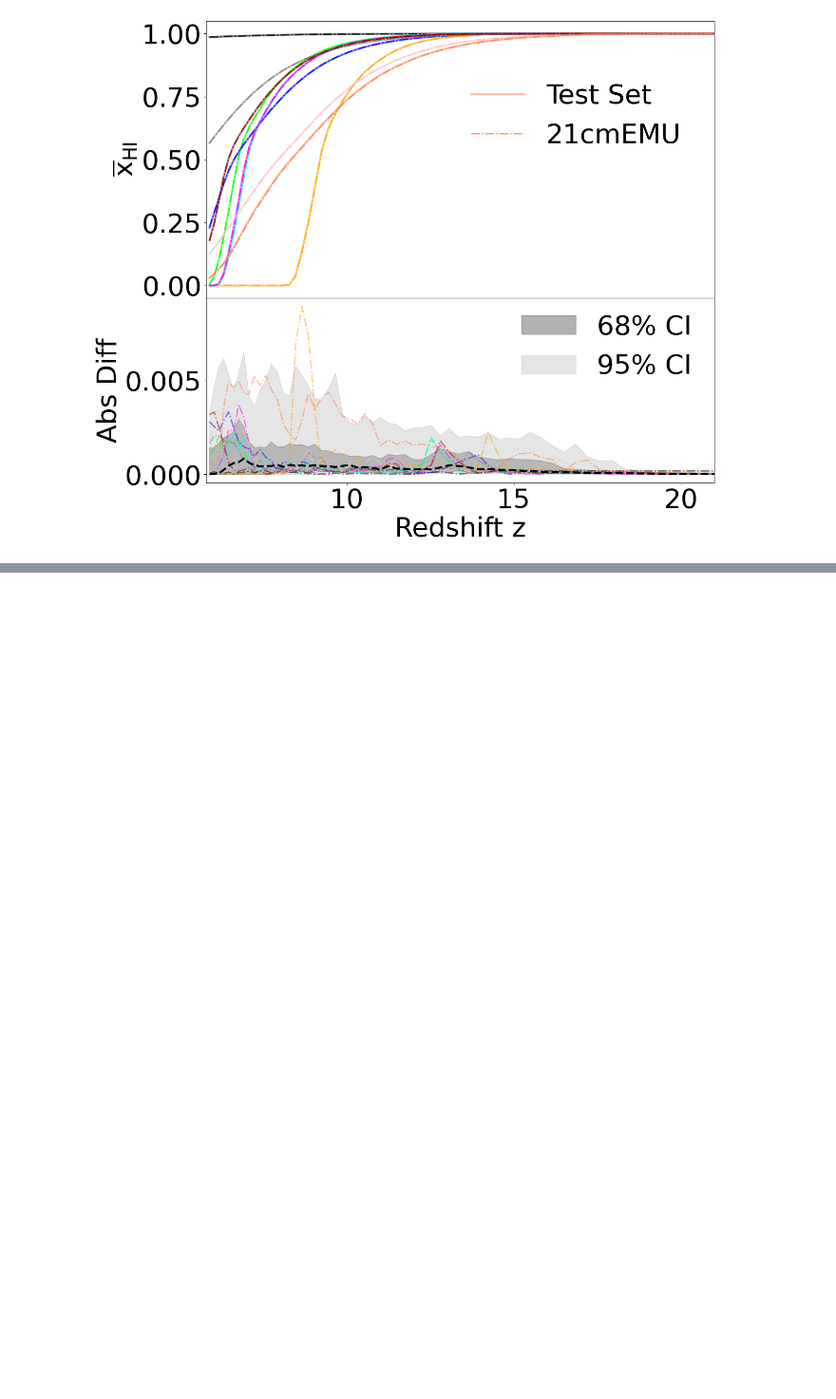
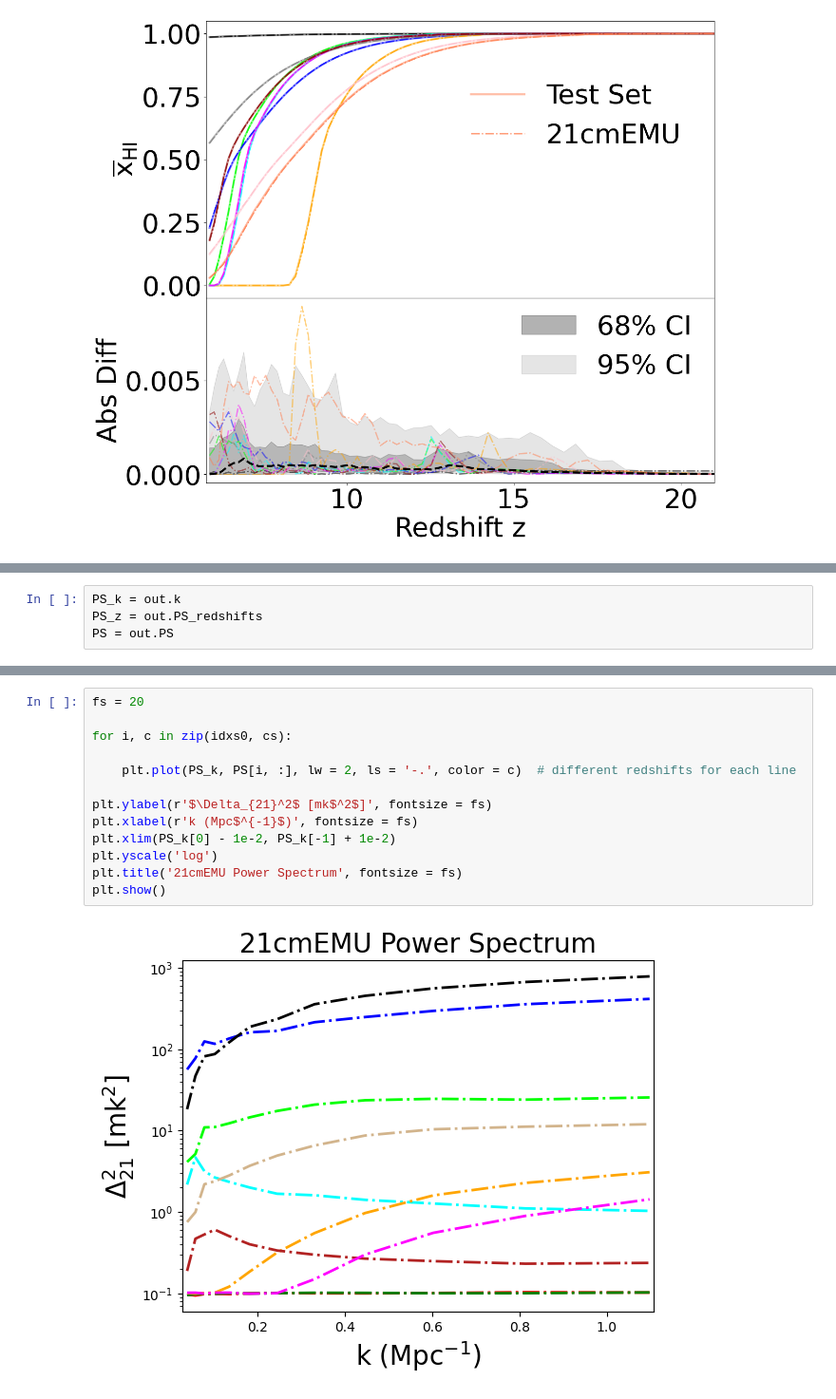
Before and after one commit to Rillard2001/RealMSc, a Jupyter notebook: Tutorials/21cmEMU/21cmEMU_test.ipynb, the cells around one changed output, grey strips where cells are left out. Shown at 95% size. Drawn from its saved outputs; the diff is of its cells as text; blank space fills up the shorter version.

```diff
--- a/Tutorials/21cmEMU/21cmEMU_test.ipynb
+++ b/Tutorials/21cmEMU/21cmEMU_test.ipynb
@@ -94,0 +149,4 @@ IndexError: too many indices for array: array is 1-dimensional, but 2 were index
+# %%
+PS_k = out.k
+PS_z = out.PS_redshifts
+PS = out.PS
@@ -94,0 +163,15 @@ IndexError: too many indices for array: array is 1-dimensional, but 2 were index
+# %%
+fs = 20
+
+for i, c in zip(idxs0, cs):
+
+    plt.plot(PS_k, PS[i, :], lw = 2, ls = '-.', color = c)  # different redshifts for each line
+
+plt.ylabel(r'$\Delta_{21}^2$ [mk$^2$]', fontsize = fs)
+plt.xlabel(r'k (Mpc$^{-1}$)', fontsize = fs)
+plt.xlim(PS_k[0] - 1e-2, PS_k[-1] + 1e-2)
+plt.yscale('log')
+plt.title('21cmEMU Power Spectrum', fontsize = fs)
+plt.show()
+# %% [output]
+[figure, added]
```
Also changed, not shown: parts of 15 cells of this notebook.
